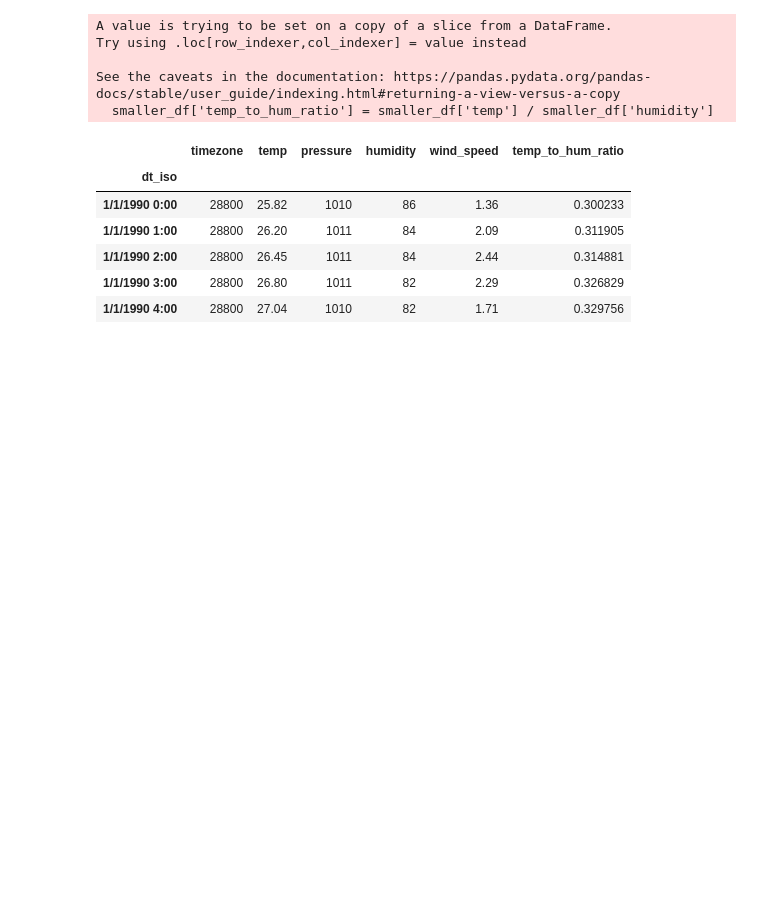
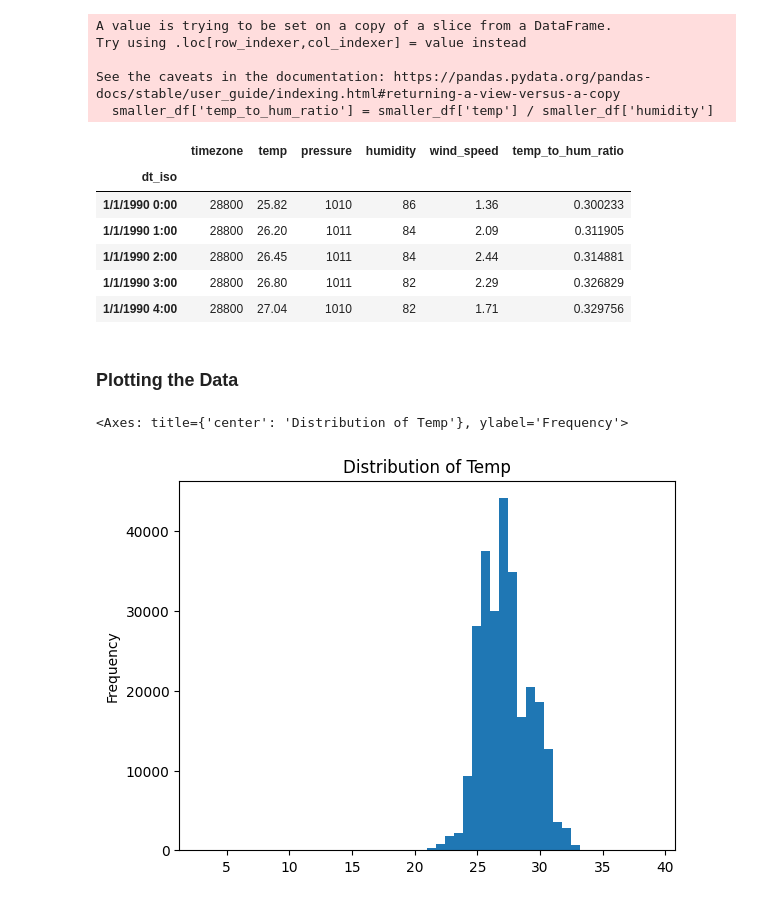
Before and after one commit to imronfilayatyds/pandai, a Jupyter notebook: trypandai.ipynb, the cells around one changed output. Cells and saved outputs as stored; diff of their text form; code cells hidden in the pictures; blank space fills up the shorter version.

```diff
--- a/trypandai.ipynb
+++ b/trypandai.ipynb
@@ -358,3 +358,10 @@ smaller_df.head()
 | 1/1/1990 2:00 | 28800 | 26.45 | 1011 | 84 | 2.44 | 0.314881 |
 | 1/1/1990 3:00 | 28800 | 26.80 | 1011 | 82 | 2.29 | 0.326829 |
 | 1/1/1990 4:00 | 28800 | 27.04 | 1010 | 82 | 1.71 | 0.329756 |
+# %% [markdown]
+### Plotting the Data
+# %%
+smaller_df['temp'].plot(kind='hist', bins=50, title='Distribution of Temp')
+# %% [output]
+<Axes: title={'center': 'Distribution of Temp'}, ylabel='Frequency'>
+[figure, added]
```
Also changed, not shown: parts of 4 cells of this notebook, 1 other file.
